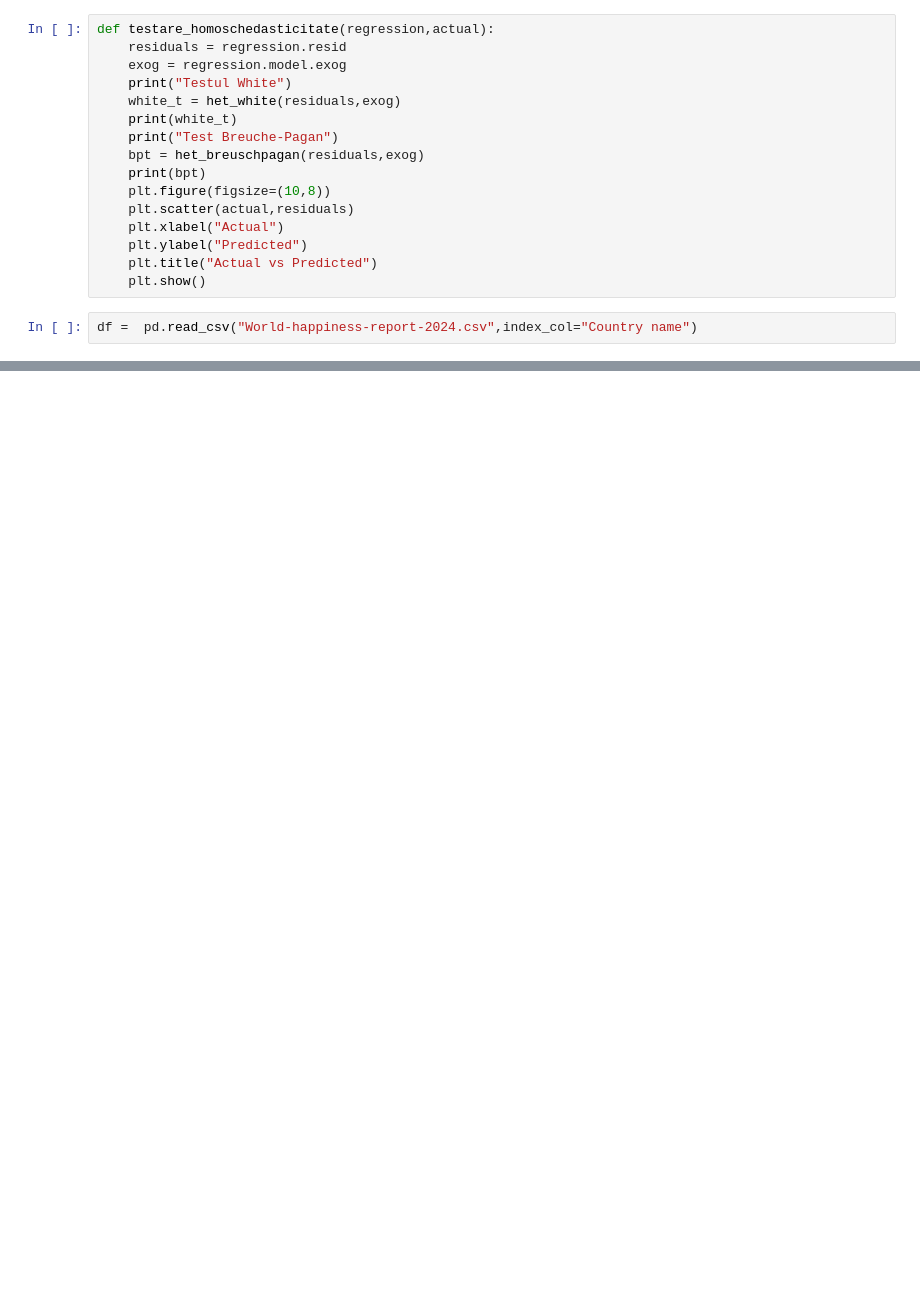
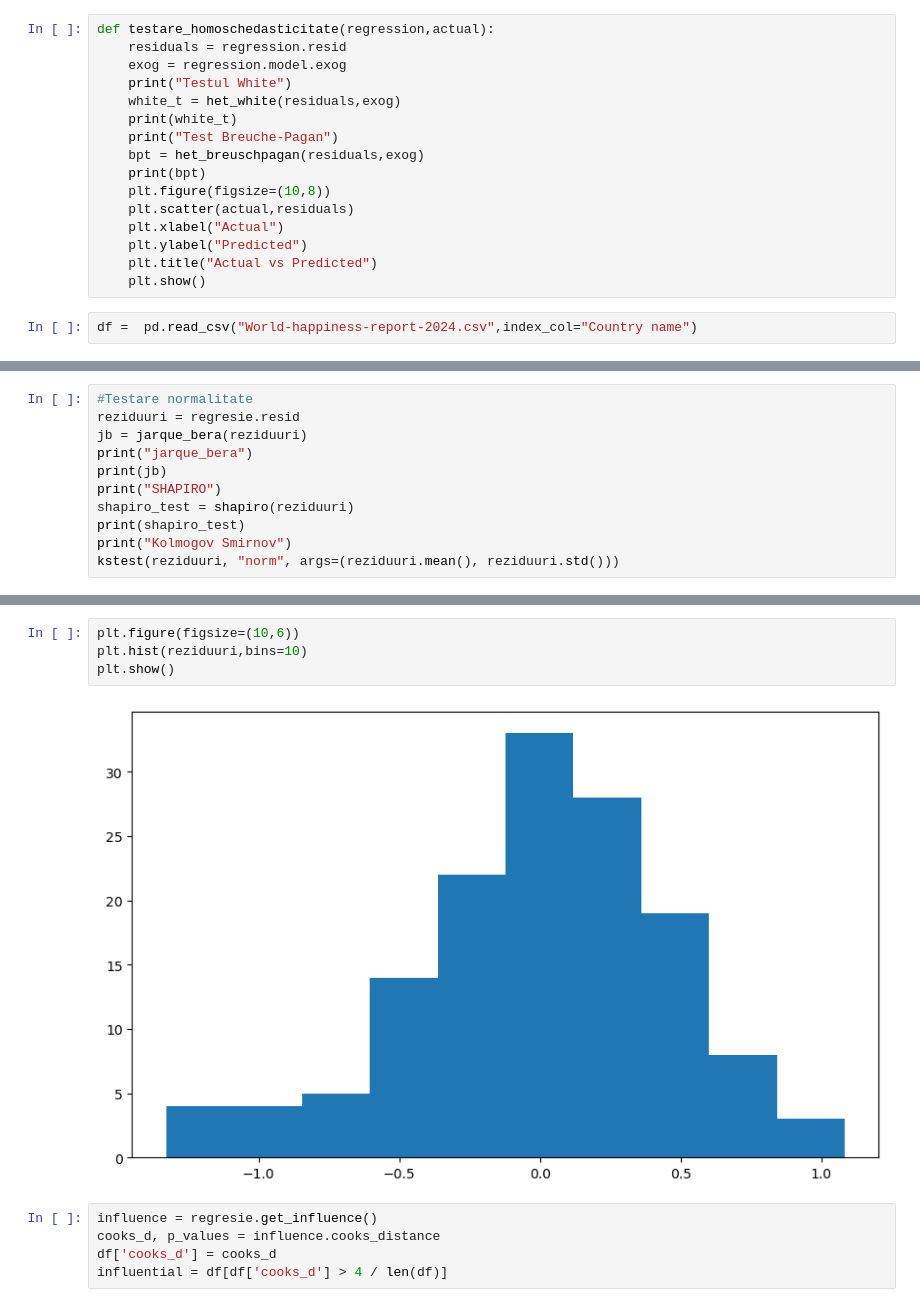
Before and after one commit to srvalex/Econometrie, a Jupyter notebook: Model2.ipynb, the cells around one changed output, grey strips where cells are left out. Drawn from its saved outputs; the diff is of its cells as text; blank space fills up the shorter version.

```diff
--- a/Model2.ipynb
+++ b/Model2.ipynb
@@ -93,0 +187,11 @@ df[df['Regional indicator']=='North America and ANZ']
+# %%
+#Testare normalitate
+reziduuri = regresie.resid
+jb = jarque_bera(reziduuri)
+print("jarque_bera")
+print(jb)
+print("SHAPIRO")
+shapiro_test = shapiro(reziduuri)
+print(shapiro_test)
+print("Kolmogov Smirnov")
+kstest(reziduuri, "norm", args=(reziduuri.mean(), reziduuri.std()))
@@ -93,0 +205,11 @@ df[df['Regional indicator']=='North America and ANZ']
+# %%
+plt.figure(figsize=(10,6))
+plt.hist(reziduuri,bins=10)
+plt.show()
+# %% [output]
+[figure, added]
+# %%
+influence = regresie.get_influence()
+cooks_d, p_values = influence.cooks_distance
+df['cooks_d'] = cooks_d
+influential = df[df['cooks_d'] > 4 / len(df)]
```
Also changed, not shown: parts of 20 cells of this notebook.
